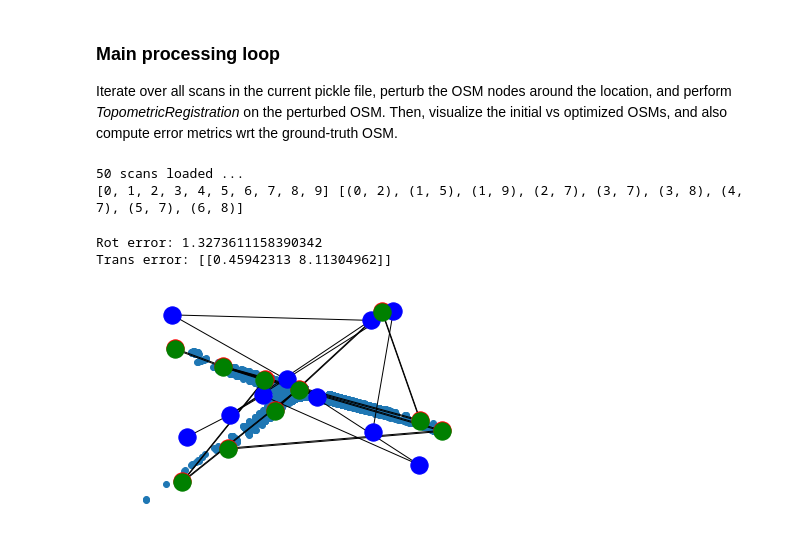
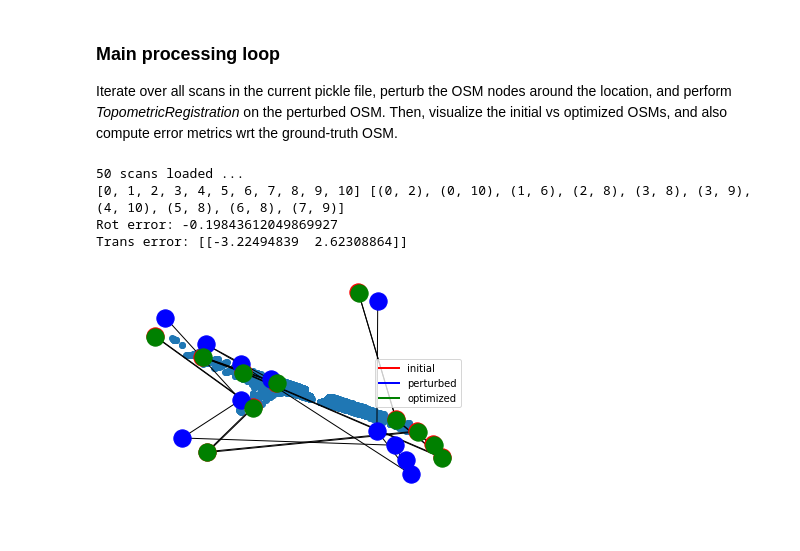
Before and after one commit to montrealrobotics/TopometricRegistration, a Jupyter notebook: notebooks/Untitled.ipynb, the cells around one changed output. Drawn from its saved outputs; the diff is of its cells as text; code cells hidden in the pictures.

```diff
--- a/notebooks/Untitled.ipynb
+++ b/notebooks/Untitled.ipynb
@@ -141,7 +138,7 @@ Iterate over all scans in the current pickle file, perturb the OSM nodes around
 # np.random.seed(randomseed)
 
 print(str(len(all_scans.index)) + ' scans loaded ...')
-for scanidx in range(1):
+for scanidx in range(39,40):
     # Point cloud in UTM frame
     scan = all_scans.iloc[scanidx]['scan_utm']
     # Get indices of road points
@@ -219,34 +216,38 @@ for scanidx in range(1):
 
     infile_constraints.close()
 
     # Run the optimizer
     subprocess.call(ceres_command)
 
     # Read in the results
     ceres_output_file = os.path.join(ceres_input_dir, 'output.txt')
     osm_nodes_optimized = np.copy(osm_active)
     outfile = open(ceres_output_file)
     lines = outfile.readlines()
     j = 0
     for line in lines:
         if j == 0:
             j += 1
             continue
         line = line.strip().split()
         osm_nodes_optimized[j-1,0] = line[0]
         osm_nodes_optimized[j-1,1] = line[1]
         j += 1
     outfile.close()
 
     # Visualize scan points and OSM
     plt.scatter(scan_active[:,0], scan_active[:,1])
     plt.scatter(osm_active[:,0], osm_active[:,1])
     nx.draw(osm_subgraph, pos = osm_active)
     nx.draw(osm_subgraph, pos = osm_perturbed, node_color='b')
     nx.draw(osm_subgraph, pos = osm_nodes_optimized, node_color='g')
+    custom_lines = [Line2D([0], [0], color='r', lw=2),
+                   Line2D([0], [0], color='b', lw=2),
+                   Line2D([0], [0], color='g', lw=2)]
+    plt.legend(custom_lines, ['initial', 'perturbed', 'optimized'])
 # %% [output]
 50 scans loaded ...
-[0, 1, 2, 3, 4, 5, 6, 7, 8, 9] [(0, 2), (1, 5), (1, 9), (2, 7), (3, 7), (3, 8), (4, 7), (5, 7), (6, 8)]
+[0, 1, 2, 3, 4, 5, 6, 7, 8, 9, 10] [(0, 2), (0, 10), (1, 6), (2, 8), (3, 8), (3, 9), (4, 10), (5, 8), (6, 8), (7, 9)]
+Rot error: -0.19843612049869927
+Trans error: [[-3.22494839  2.62308864]]
-Rot error: 1.3273611158390342
-Trans error: [[0.45942313 8.11304962]]
-[figure, old version]
+[figure, new version]
```
Also changed, not shown: parts of 2 cells of this notebook, 4 other files.
